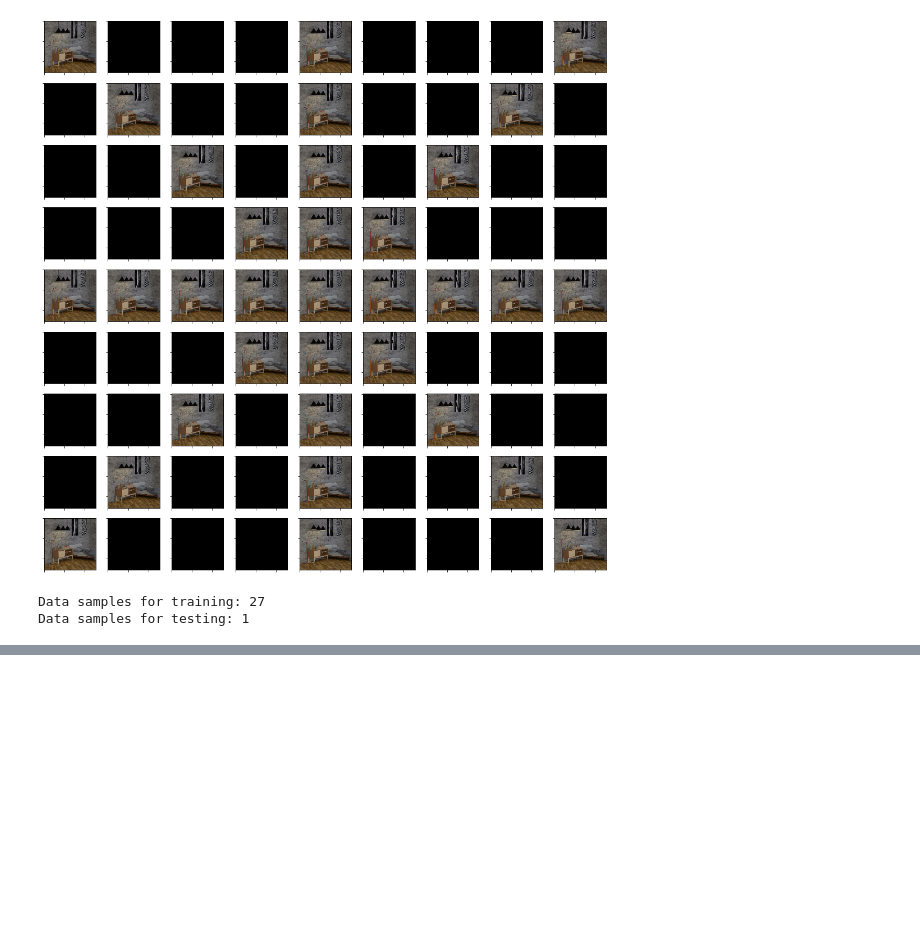
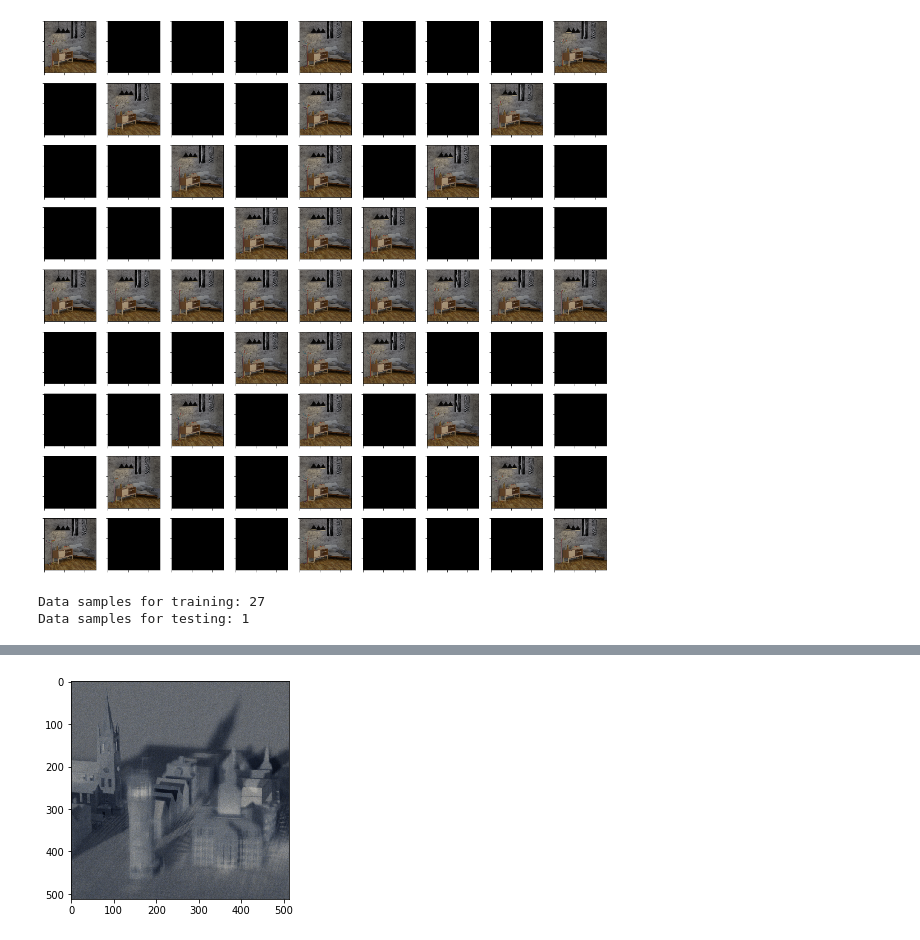
Before and after one commit to SirrahErydya/LightfieldVAE, a Jupyter notebook: Lightfield.ipynb, the cells around one changed output, grey strips where cells are left out. Drawn from its saved outputs; the diff is of its cells as text; code cells hidden in the pictures; blank space fills up the shorter version.

Commit message:
iCompare function

```diff
--- a/Lightfield.ipynb
+++ b/Lightfield.ipynb
@@ -17,7 +17,7 @@ from matplotlib import pyplot as plt
 from torch.nn import functional as F
 
 DATA_ROOT = os.path.join('data', 'SyntheticLightfieldData')
-BATCH_SIZE = 2
+BATCH_SIZE = 1
 use_cuda = torch.cuda.is_available()
 print("Use cuda:", use_cuda)
 kwargs = {'num_workers': 1, 'pin_memory': True} if use_cuda else {}
@@ -98,6 +96,6 @@ Data samples for training: 27
 Data samples for testing: 1
 # %%
 # Train the model for some epochs and run the test
-for epoch in range(1, 11):
+for epoch in range(1, 31):
     train(epoch, log_interval=5)
 # %% [output]
@@ -106,6 +105,7 @@ RuntimeError: CUDA out of memory. Tried to allocate 400.00 MiB (GPU 0; 7.76 GiB
 # Test
 model.eval()
 test_loss = 0
+test_loader = DataLoader(test_set, batch_size=1, shuffle=False, **kwargs)
 with torch.no_grad():
     for i, data in enumerate(test_loader):
         h_views, v_views, i_views, d_views, center, gt, mask, index = data
@@ -132,0 +164,3 @@ Predicted:
+# %%
+for epoch in range(1, 11):
+    train(epoch)
@@ -132,0 +185,22 @@ Predicted:
+# %%
+from dataloaders.lightfield_loader import LightfieldLoader
+test_loader = LightfieldLoader(test_set, scene_idx=0, batch_size=BATCH_SIZE, shuffle=True, **kwargs)
+def test(epoch):
+    model.eval()
+    test_loss = 0
+    with torch.no_grad():
+        for i, data in enumerate(test_loader):
+            data = data.to(device)
+            recon_batch, mu, logvar = model(data)
+            test_loss += vae.loss_function(recon_batch, data, mu, logvar).item()
+            if i == 0:
+                img = recon_batch.view(BATCH_SIZE, 3, 512, 512)[0].cpu()
+                img = np.stack((img[0], img[1], img[2]), axis=-1)
+                plt.imshow(img)
+                plt.show()
+
+    test_loss /= len(test_loader.dataset)
+    print('====> Test set loss: {:.4f}'.format(test_loss))
+test(0)
+# %% [output]
+[figure, added]
```
Also changed, not shown: parts of 7 cells of this notebook, 3 other files.
